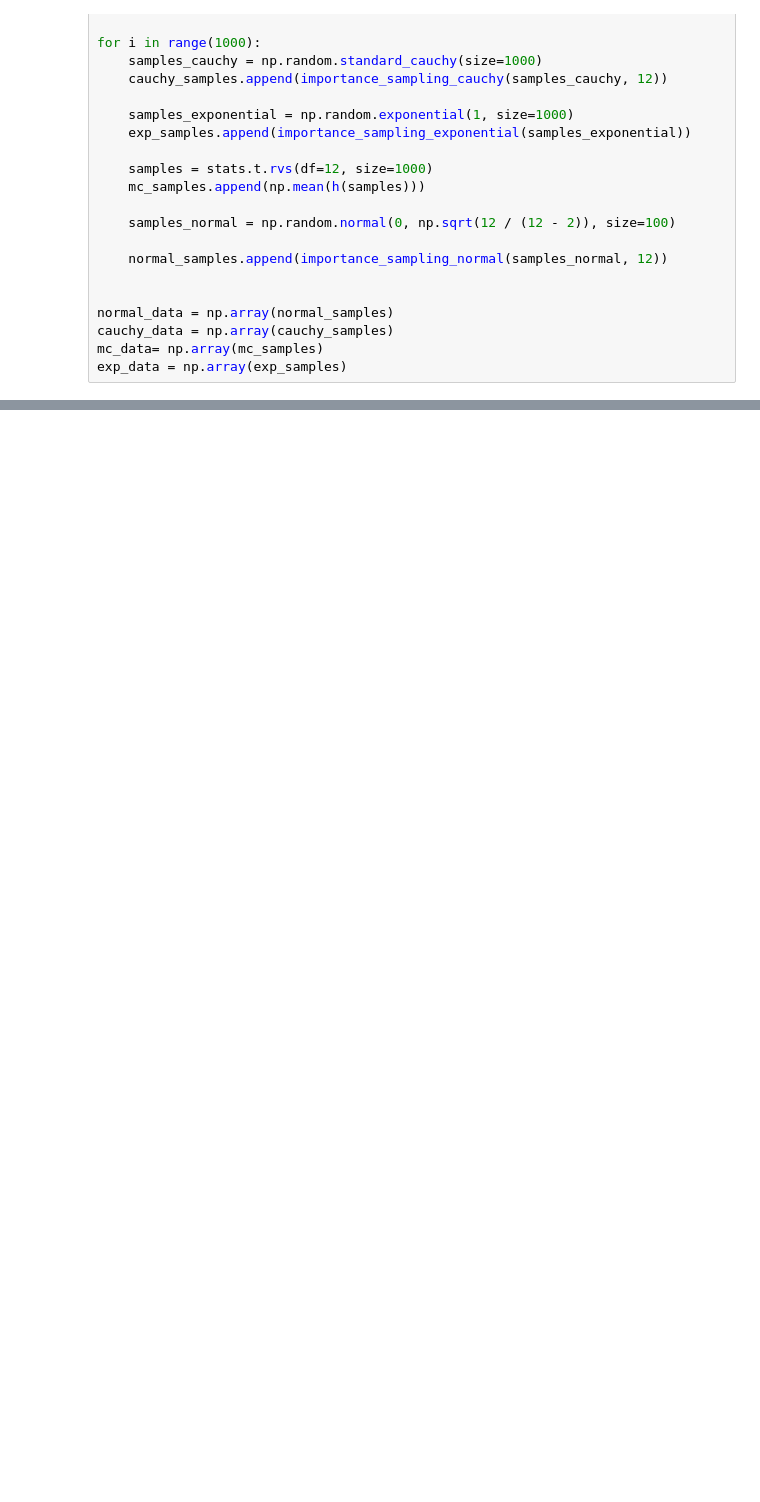
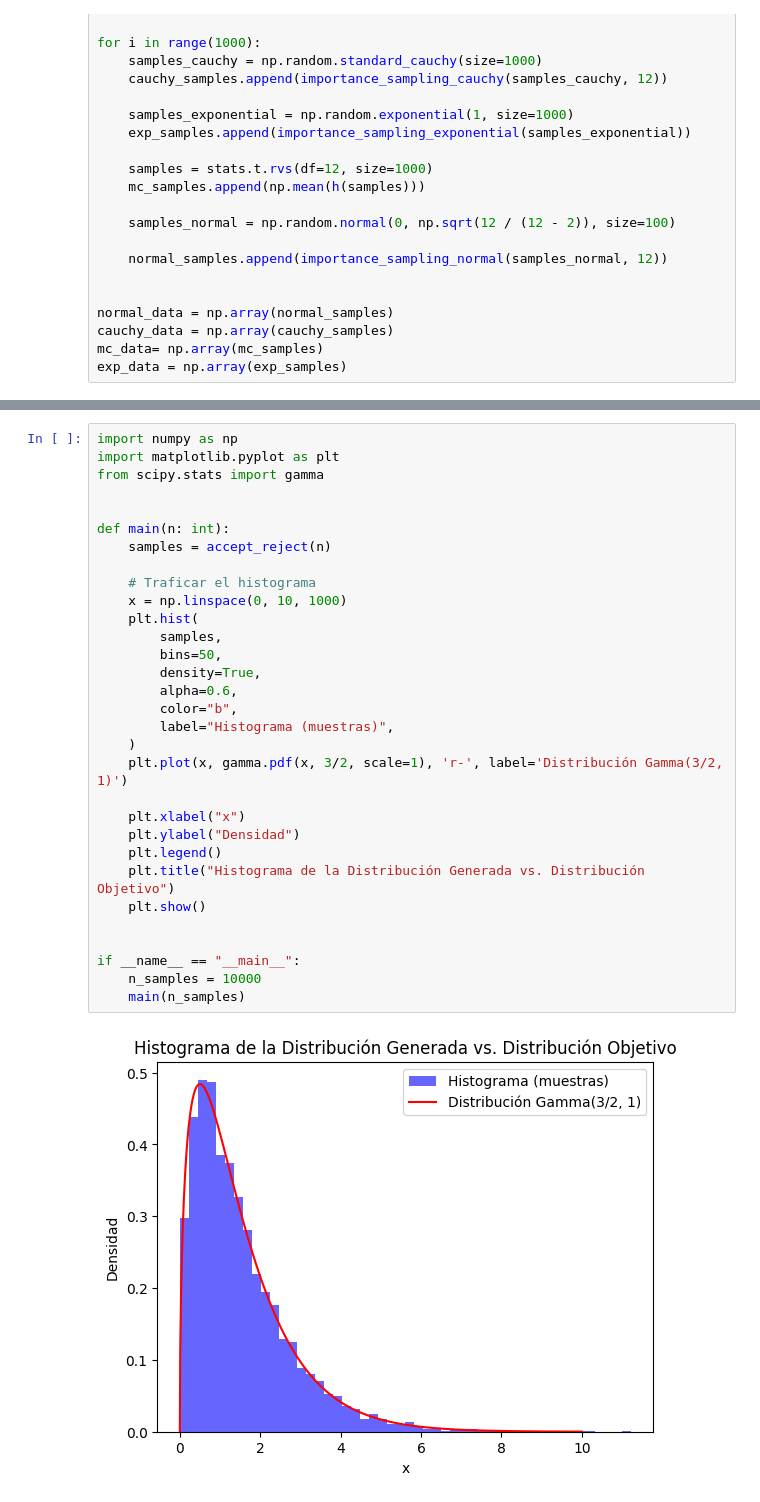
Before and after one commit to ouslan/ESMA-5015, a Jupyter notebook: homeworks/exam-01/code/scratch.ipynb, the cells around one changed output, grey strips where cells are left out. Saved outputs shown, nothing was run; the diff lists cells and outputs as text; blank space fills up the shorter version.

```diff
--- a/homeworks/exam-01/code/scratch.ipynb
+++ b/homeworks/exam-01/code/scratch.ipynb
@@ -96,0 +180,33 @@ plt.show()
+# %%
+import numpy as np
+import matplotlib.pyplot as plt
+from scipy.stats import gamma
+
+
+def main(n: int):
+    samples = accept_reject(n)
+
+    # Traficar el histograma
+    x = np.linspace(0, 10, 1000)
+    plt.hist(
+        samples,
+        bins=50,
+        density=True,
+        alpha=0.6,
+        color="b",
+        label="Histograma (muestras)",
+    )
+    plt.plot(x, gamma.pdf(x, 3/2, scale=1), 'r-', label='Distribución Gamma(3/2, 1)')
+
+    plt.xlabel("x")
+    plt.ylabel("Densidad")
+    plt.legend()
+    plt.title("Histograma de la Distribución Generada vs. Distribución Objetivo")
+    plt.show()
+
+
+if __name__ == "__main__":
+    n_samples = 10000
+    main(n_samples)
+# %% [output]
+[figure, added]
```
Also changed, not shown: parts of 5 cells of this notebook, 6 other files.
